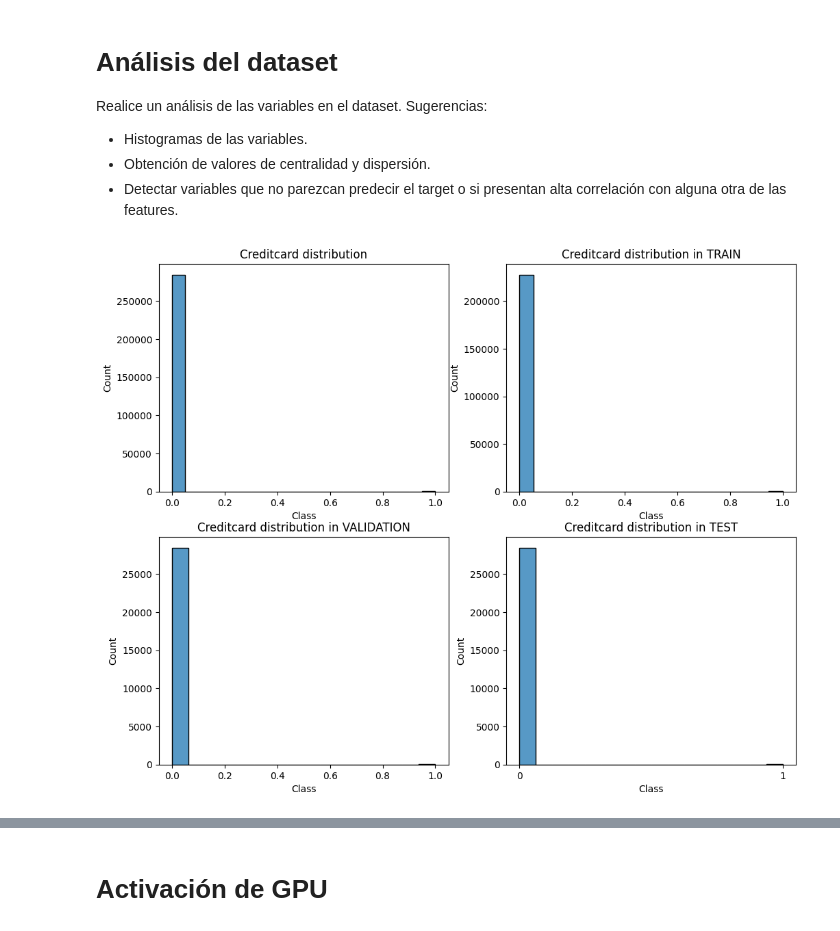
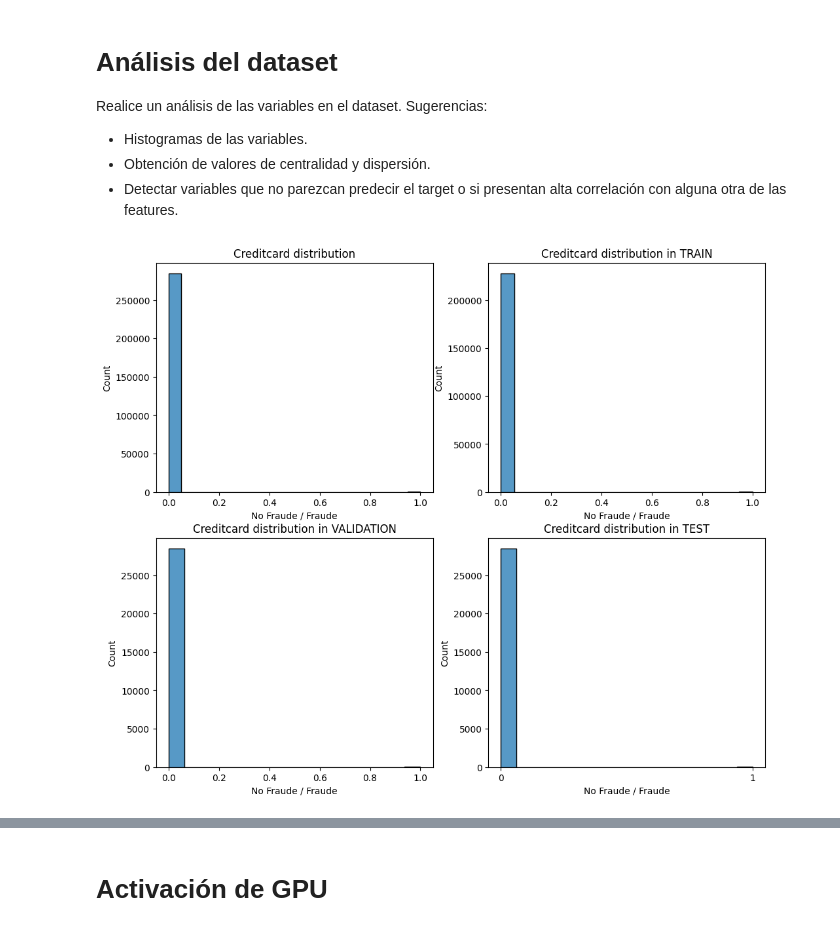
Before and after one commit to Laboratorios-2-MIT-MC/IA-Ciber, a Jupyter notebook: Prácticas/Práctica 1/P1_ENUNCIADO_NOTEBOOK.ipynb, the cells around one changed output, grey strips where cells are left out. Drawn from its saved outputs; the diff is of its cells as text; code cells hidden in the pictures.

```diff
--- a/Prácticas/Práctica 1/P1_ENUNCIADO_NOTEBOOK.ipynb
+++ b/Prácticas/Práctica 1/P1_ENUNCIADO_NOTEBOOK.ipynb
@@ -148,35 +221,34 @@ Sugerencias:
 - Obtención de valores de centralidad y dispersión.
 - Detectar variables que no parezcan predecir el target o si presentan alta correlación con alguna otra de las features.
 # %%
-## Print the distribution of the variable to determine its distribution
 import seaborn as sns
-
-fig, ax = plt.subplots(nrows=2, ncols=2, figsize=(12, 9.5))
+# ==============================================================================
+fig, ax = plt.subplots(nrows=2, ncols=2, figsize=(12,10))
 plt.xticks([0,1])
 sns.histplot(data=CC_dataset.df, x='Class', kde=False,ax=ax[0][0])
-ax[0][0].set_title('Creditcard distribution')
-ax[0][0].set_xlabel('Class');
+ax[0][0].set_title("Creditcard distribution")
+ax[0][0].set_xlabel('No Fraude / Fraude');
 
 #fig, ax = plt.subplots(nrows=1, ncols=1, figsize=(6, 3))
 plt.xticks([0,1])
 sns.histplot(data=CC_dataset.df.iloc[train_dataset.indices], x='Class', kde=False,ax=ax[0][1])
-ax[0][1].set_title('Creditcard distribution in TRAIN')
-ax[0][1].set_xlabel('Class');
+ax[0][1].set_title("Creditcard distribution in TRAIN")
+ax[0][1].set_xlabel('No Fraude / Fraude');
 
 
 #fig, ax = plt.subplots(nrows=1, ncols=1, figsize=(12, 3))
 plt.xticks([0,1])
 sns.histplot(data=CC_dataset.df.iloc[val_dataset.indices], x='Class', kde=False,ax=ax[1][0])
-ax[1][0].set_title('Creditcard distribution in VALIDATION')
-ax[1][0].set_xlabel('Class');
+ax[1][0].set_title("Creditcard distribution in VALIDATION")
+ax[1][0].set_xlabel('No Fraude / Fraude');
 
 
 #fig, ax = plt.subplots(nrows=1, ncols=1, figsize=(6, 3))
 plt.xticks([0,1])
 sns.histplot(data=CC_dataset.df.iloc[test_dataset.indices], x='Class', kde=False,ax=ax[1][1])
-ax[1][1].set_title('Creditcard distribution in TEST')
-ax[1][1].set_xlabel('Class');
+ax[1][1].set_title("Creditcard distribution in TEST")
+ax[1][1].set_xlabel('No Fraude / Fraude');
 # %% [output]
-[figure, old version]
+[figure, new version]
 # %%
 df_cols = CC_dataset.df.columns
```
Also changed, not shown: parts of 11 cells of this notebook.
